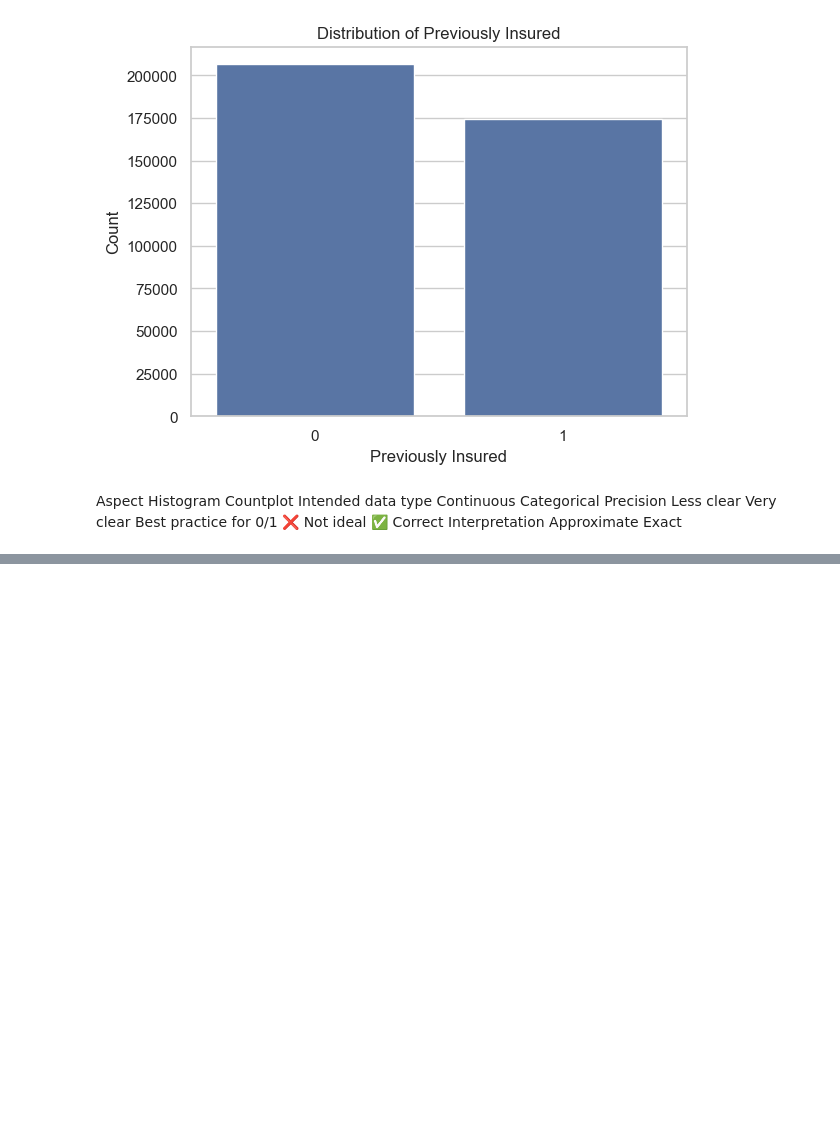
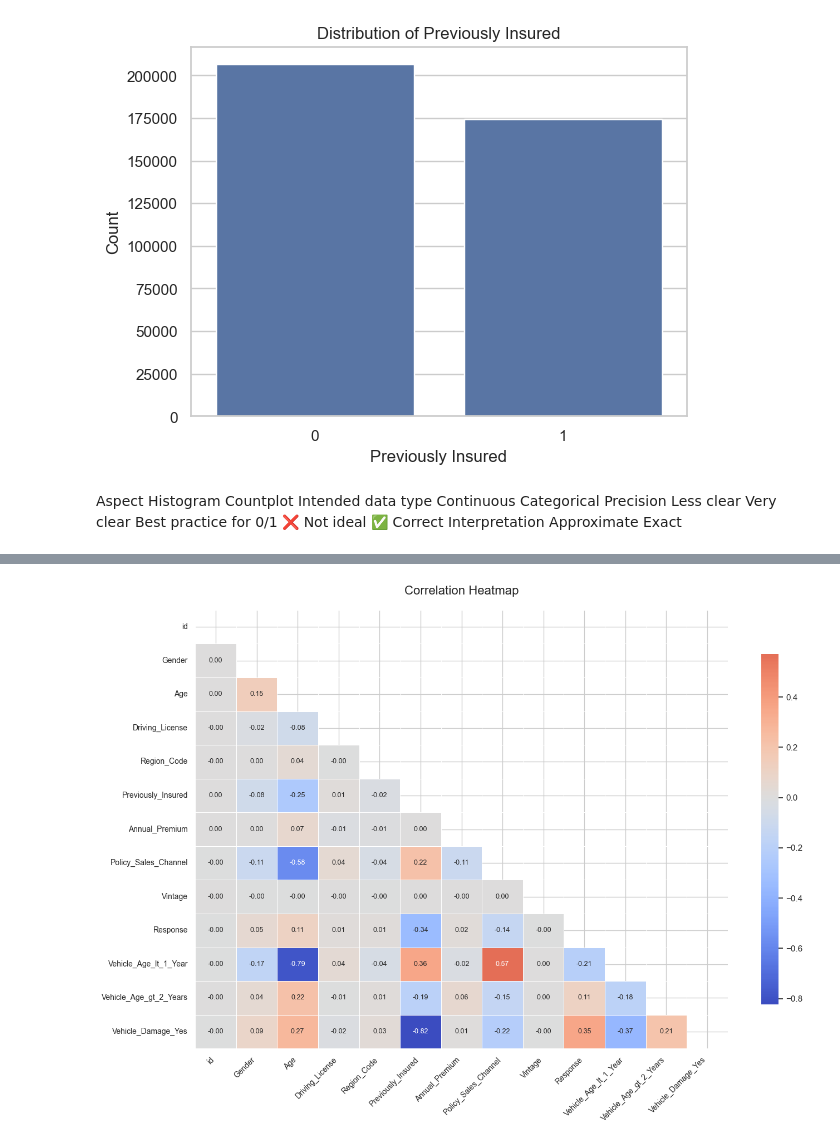
Before and after one commit to gaurxng12/MLOPS-project, a Jupyter notebook: notebook/exp-notebook.ipynb, the cells around one changed output, grey strips where cells are left out. Drawn from its saved outputs; the diff is of its cells as text; code cells hidden in the pictures; blank space fills up the shorter version.

```diff
--- a/notebook/exp-notebook.ipynb
+++ b/notebook/exp-notebook.ipynb
@@ -181,0 +251,7 @@ Interpretation           	Approximate	                       Exact
+# %%
+num_feat = ['Age','Vintage']
+cat_feat = ['Gender', 'Driving_License', 'Previously_Insured', 'Vehicle_Age_lt_1_Year',
+'Vehicle_Age_gt_2_Years','Vehicle_Damage_Yes','Region_Code','Policy_Sales_Channel']
+# %%
+df['Gender'] = df['Gender'].map( {'Female': 0, 'Male': 1} ).astype(int)
+df.head(2)
@@ -181,0 +284,5 @@ Interpretation           	Approximate	                       Exact
+# %%
+df=pd.get_dummies(df,drop_first=True)
+df.head(2)
+# ✔ drop_first=True → removes redundancy
+# ✔ Helps regression models perform correctly
@@ -181,0 +310,8 @@ Interpretation           	Approximate	                       Exact
+# %%
+df = df.rename(columns={"Vehicle_Age_< 1 Year": "Vehicle_Age_lt_1_Year", "Vehicle_Age_> 2 Years": "Vehicle_Age_gt_2_Years"})
+df['Vehicle_Age_lt_1_Year'] = df['Vehicle_Age_lt_1_Year'].astype('int')
+df['Vehicle_Age_gt_2_Years'] = df['Vehicle_Age_gt_2_Years'].astype('int')
+df['Vehicle_Damage_Yes'] = df['Vehicle_Damage_Yes'].astype('int')
+
+for column in cat_feat:
+    df[column] = df[column].astype('str')
@@ -181,0 +335,33 @@ Interpretation           	Approximate	                       Exact
+# %%
+import matplotlib.pyplot as plt
+import seaborn as sns
+import numpy as np
+
+# Compute correlation matrix
+corr = df.corr()
+
+# Mask upper triangle (optional but cleaner)
+mask = np.triu(np.ones_like(corr, dtype=bool))
+
+# Plot
+plt.figure(figsize=(14, 10))
+sns.heatmap(
+    corr,
+    mask=mask,
+    cmap="coolwarm",
+    center=0,
+    annot=True,
+    fmt=".2f",
+    annot_kws={"size": 9},
+    linewidths=0.5,
+    cbar_kws={"shrink": 0.8}
+)
+
+plt.xticks(rotation=45, ha="right", fontsize=10)
+plt.yticks(fontsize=10)
+plt.title("Correlation Heatmap", fontsize=16, pad=20)
+
+plt.tight_layout()
+plt.show()
+# %% [output]
+[figure, added]
```
Also changed, not shown: parts of 19 cells of this notebook, 10 other files.
